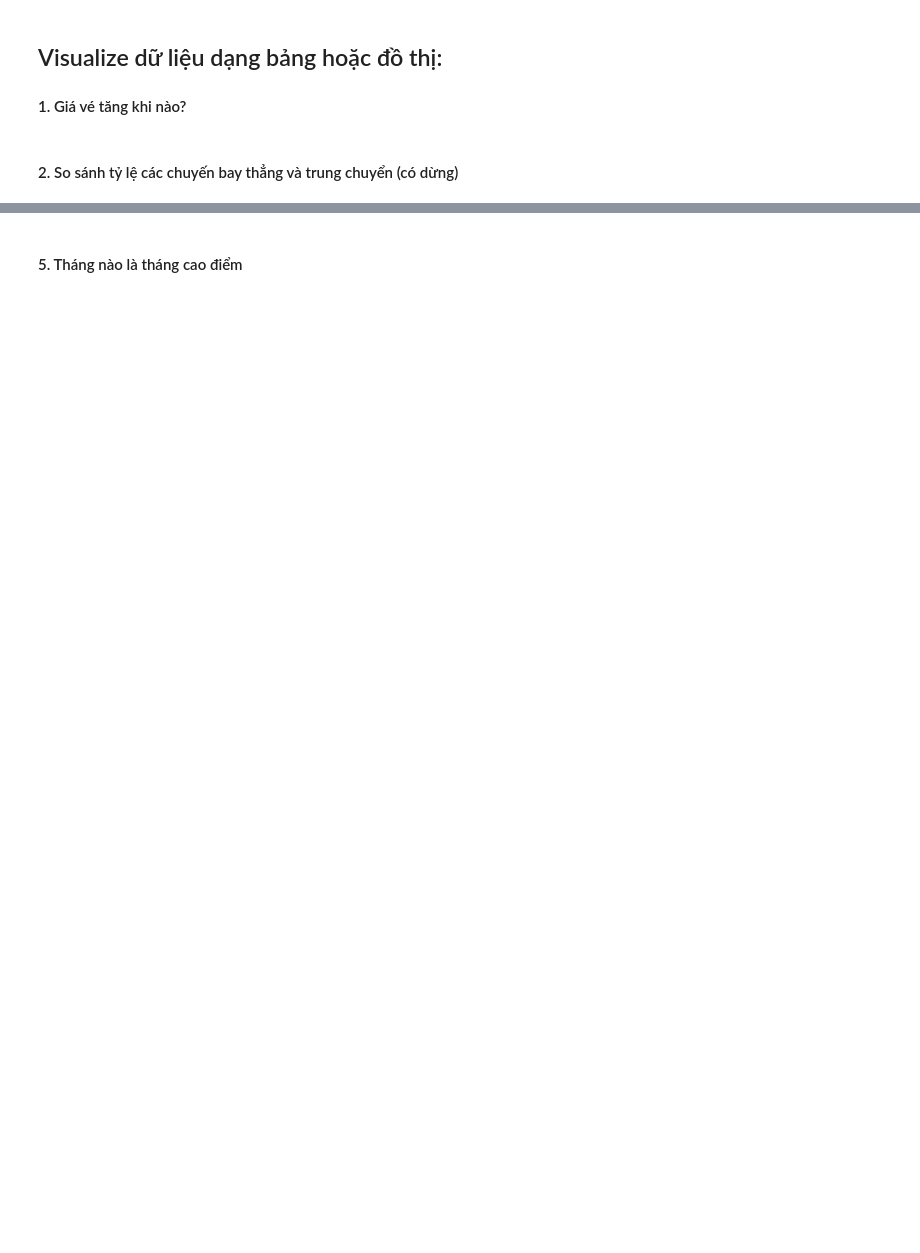
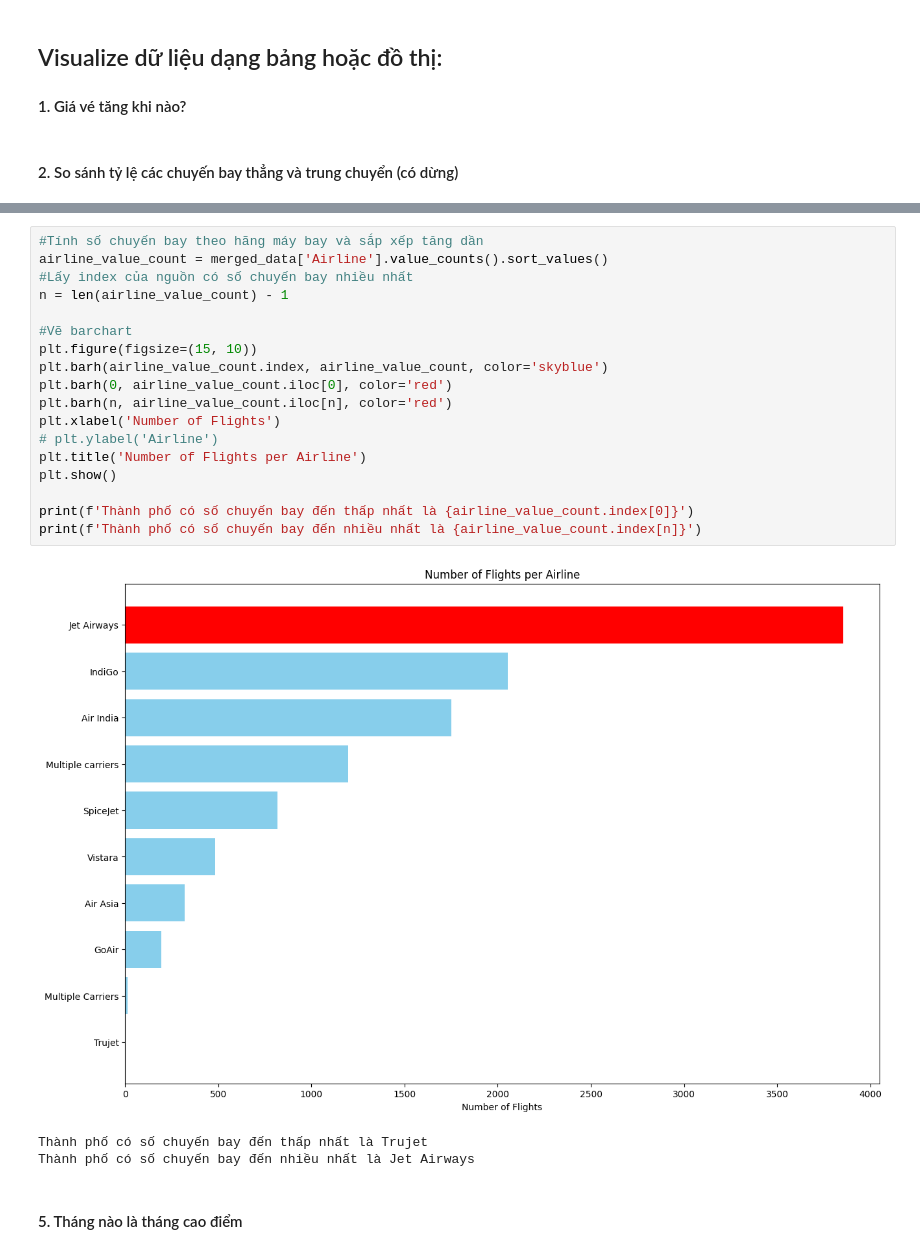
Before and after one commit to vngson/PTDLUD, a Jupyter notebook: main.ipynb, the cells around one changed output, grey strips where cells are left out. Drawn from its saved outputs; the diff is of its cells as text; blank space fills up the shorter version.

```diff
--- a/main.ipynb
+++ b/main.ipynb
@@ -136,2 +197,24 @@ dtype: float64
+# %%
+#Tính số chuyến bay theo hãng máy bay và sắp xếp tăng dần
+airline_value_count = merged_data['Airline'].value_counts().sort_values()
+#Lấy index của nguồn có số chuyến bay nhiều nhất
+n = len(airline_value_count) - 1
+
+#Vẽ barchart
+plt.figure(figsize=(15, 10))
+plt.barh(airline_value_count.index, airline_value_count, color='skyblue')
+plt.barh(0, airline_value_count.iloc[0], color='red')
+plt.barh(n, airline_value_count.iloc[n], color='red')
+plt.xlabel('Number of Flights')
+# plt.ylabel('Airline')
+plt.title('Number of Flights per Airline')
+plt.show()
+
+print(f'Thành phố có số chuyến bay đến thấp nhất là {airline_value_count.index[0]}')
+print(f'Thành phố có số chuyến bay đến nhiều nhất là {airline_value_count.index[n]}')
+# %% [output]
+[figure, added]
+Thành phố có số chuyến bay đến thấp nhất là Trujet
+Thành phố có số chuyến bay đến nhiều nhất là Jet Airways
 # %% [markdown]
 #### 5. Tháng nào là tháng cao điểm
```
Also changed, not shown: parts of 13 cells of this notebook.
